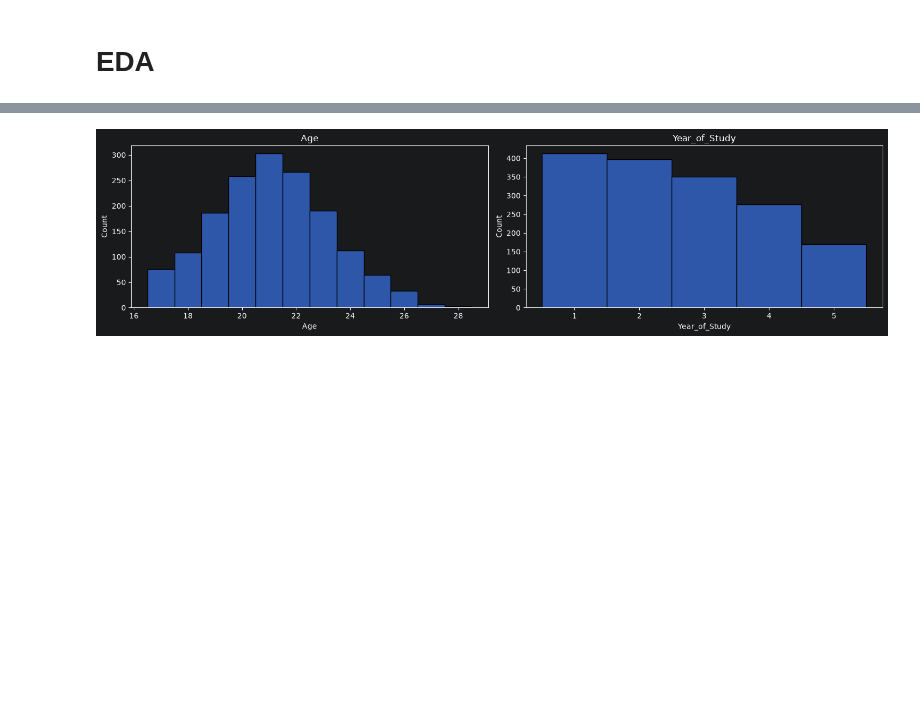
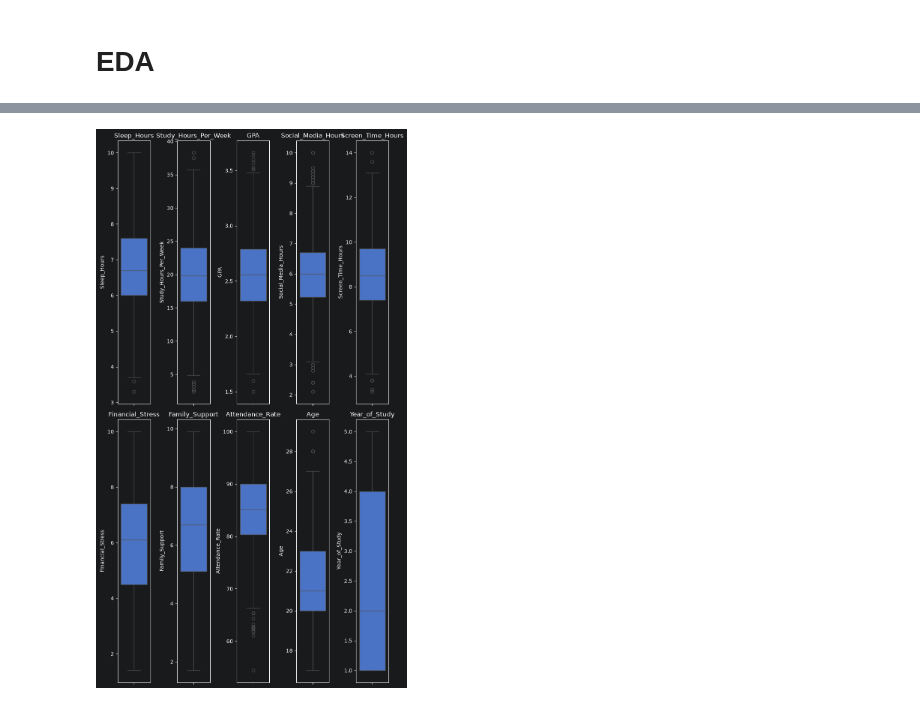
Before and after one commit to Aymanemjj/SanityCheck, a Jupyter notebook: notebooks/main.ipynb, the cells around one changed output, grey strips where cells are left out. Saved outputs shown, nothing was run; the diff lists cells and outputs as text; code cells hidden in the pictures; blank space fills up the shorter version.

```diff
--- a/notebooks/main.ipynb
+++ b/notebooks/main.ipynb
@@ -107,5 +230,24 @@ def draw_quant_discret(df):
-# %%
-draw_quant_discret(df)
-# %% [output]
-[figure, removed]
+# %%
+def draw_quant_box(df):
+    fig, axes = plt.subplots(nrows=2, ncols=5, figsize=(8, 15))
+    row = 0
+    col = 0
+    for column in df[quantitative["continuous"]].columns:
+        sns.boxplot(data=df[column], ax=axes[row, col])
+        axes[row, col].set_title(column)
+        if col == 4:
+            row = 1
+            col = 0
+        else:
+            col += 1
+    for column in df[quantitative["discrete"]].columns:
+        sns.boxplot(data=df[column], ax=axes[1,col])
+        axes[1,col].set_title(column)
+        col += 1
+    plt.tight_layout()
+    plt.show()
+# %%
+draw_quant_box(df)
+# %% [output]
+[figure, added]
 # %% [markdown]
```
Also changed, not shown: parts of 63 cells of this notebook.
